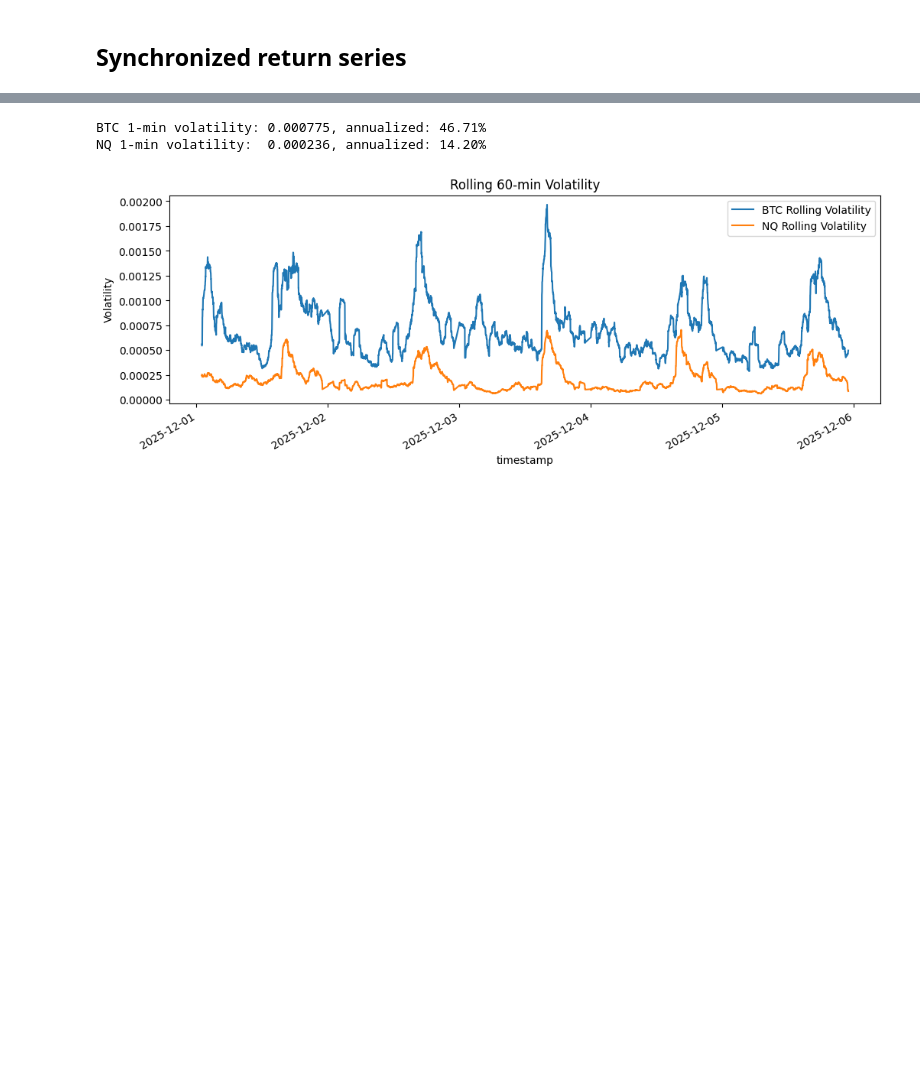
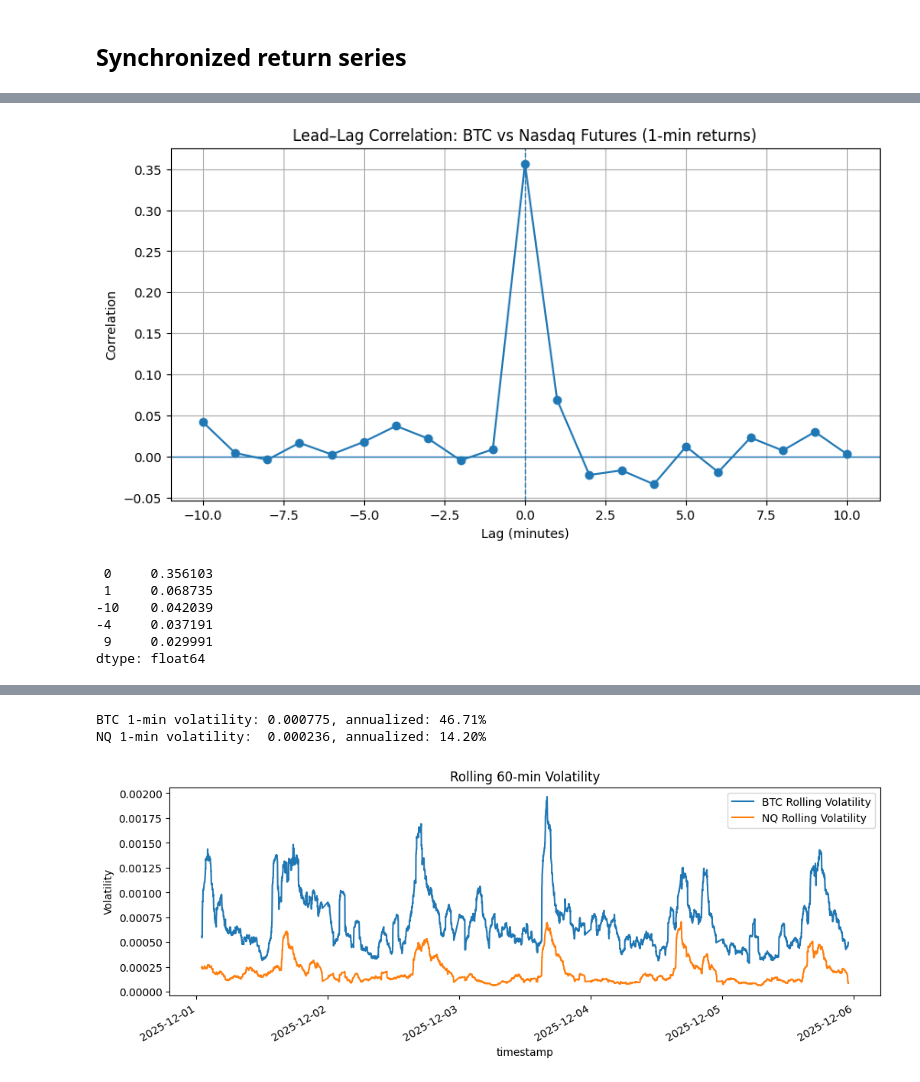
Before and after one commit to AlexSamuseva/Cross-Market-Correlation-Strategy-BTC-NASDAQ-Futures, a Jupyter notebook: Phase_1-Hypothesis_Validation&Data_Preparation/Data Collection & Preprocessing - BTC.ipynb, the cells around one changed output, grey strips where cells are left out. Saved outputs shown, nothing was run; the diff lists cells and outputs as text; code cells hidden in the pictures; blank space fills up the shorter version.

```diff
--- a/Phase_1-Hypothesis_Validation&Data_Preparation/Data Collection & Preprocessing - BTC.ipynb
+++ b/Phase_1-Hypothesis_Validation&Data_Preparation/Data Collection & Preprocessing - BTC.ipynb
@@ -95,20 +68,0 @@ The three preprocessed datasets (full, weekday, and New York session) are saved
-# %%
-import os
-
-# Define the folder path
-folder_path = "PASTE YOURS :)"
-os.makedirs(folder_path, exist_ok=True)
-
-# Dictionary of dataset names and corresponding DataFrames
-datasets = {
-    "BTCUSDT_full_dataset.csv": df_full,
-    "BTCUSDT_weekday_dataset.csv": df_weekday,
-    "BTCUSDT_NY_session_dataset.csv": df_ny_session
-}
-
-# Save all datasets using a loop
-for filename, df in datasets.items():
-    path = os.path.join(folder_path, filename)
-    df.to_csv(path, index=False, sep=';')
-
-print("All datasets saved successfully!")
@@ -213,0 +168,55 @@ plt.show()
+# %%
+import matplotlib.pyplot as plt
+
+def lead_lag_correlation(series_x, series_y, max_lag=10):
+    """"
+    Computes lead–lag correlations Corr(X_t, Y_{t+k}) for k in [-max_lag, +max_lag].
+
+    Parameters:
+    series_x : pd.Series (e.g. BTC returns)
+    series_y : pd.Series (e.g. NQ returns)
+    max_lag  : int, maximum lag in minutes
+
+    Returns:
+    pd.Series indexed by lag
+    """
+    lags = range(-max_lag, max_lag + 1)
+    correlations = []
+
+    for k in lags:
+        corr = series_x.corr(series_y.shift(k))
+        correlations.append(corr)
+
+    return pd.Series(correlations, index=lags)
+
+max_lag = 10  # minutes
+
+lead_lag_corr = lead_lag_correlation(
+    returns["BTC_return"],
+    returns["NQ_return"],
+    max_lag=max_lag
+)
+
+lead_lag_corr
+
+plt.figure(figsize=(10, 5))
+plt.plot(lead_lag_corr.index, lead_lag_corr.values, marker='o')
+plt.axhline(0, linewidth=1)
+plt.axvline(0, linestyle='--', linewidth=1)
+
+plt.title("Lead–Lag Correlation: BTC vs Nasdaq Futures (1-min returns)")
+plt.xlabel("Lag (minutes)")
+plt.ylabel("Correlation")
+
+plt.grid(True)
+plt.show()
+
+lead_lag_corr.sort_values(ascending=False).head(5)
+# %% [output]
+[figure, added]
+ 0     0.356103
+ 1     0.068735
+-10    0.042039
+-4     0.037191
+ 9     0.029991
+dtype: float64
```
Also changed, not shown: parts of 17 cells of this notebook, 7 other files.
